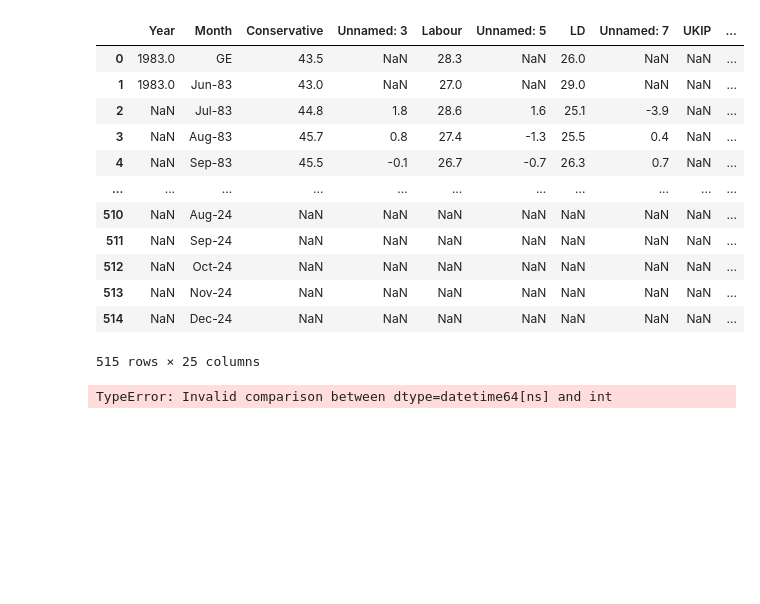
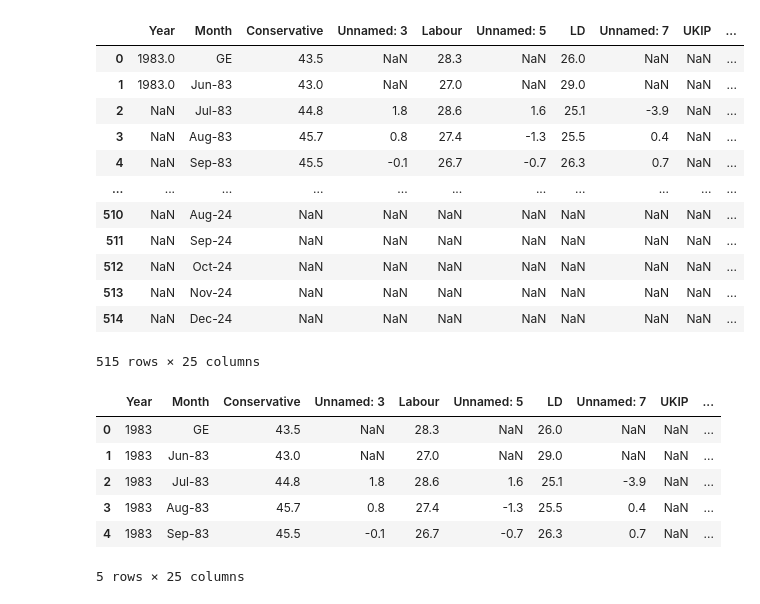
Before and after one commit to willgreen93/UK_election, a Jupyter notebook: notebooks/preprocessing/preprocess_polling_data.ipynb, the cells around one changed output. Drawn from its saved outputs; the diff is of its cells as text; code cells hidden in the pictures; blank space fills up the shorter version.

```diff
--- a/notebooks/preprocessing/preprocess_polling_data.ipynb
+++ b/notebooks/preprocessing/preprocess_polling_data.ipynb
@@ -51,4 +21,12 @@ def clean_polling_data(polling, election_dates):
-# %%
-cleaned_data = clean_polling_data(input_polling_df, election_dates)
-# %% [output]
-TypeError: Invalid comparison between dtype=datetime64[ns] and int
+# %%
+# We need the polling data BEFORE GENERAL ELECTON!
+input_polling_df['Year'] = input_polling_df['Year'].ffill().astype(int)
+input_polling_df.head()
+# %% [output]
+|  | Year | Month | Conservative | Unnamed: 3 | Labour | Unnamed: 5 | LD | Unnamed: 7 | UKIP | ... |
+| 0 | 1983 | GE | 43.5 | NaN | 28.3 | NaN | 26.0 | NaN | NaN | ... |
+| 1 | 1983 | Jun-83 | 43.0 | NaN | 27.0 | NaN | 29.0 | NaN | NaN | ... |
+| 2 | 1983 | Jul-83 | 44.8 | 1.8 | 28.6 | 1.6 | 25.1 | -3.9 | NaN | ... |
+| 3 | 1983 | Aug-83 | 45.7 | 0.8 | 27.4 | -1.3 | 25.5 | 0.4 | NaN | ... |
+| 4 | 1983 | Sep-83 | 45.5 | -0.1 | 26.7 | -0.7 | 26.3 | 0.7 | NaN | ... |
+5 rows × 25 columns
```
Also changed, not shown: parts of 12 cells of this notebook, 6 other files.
